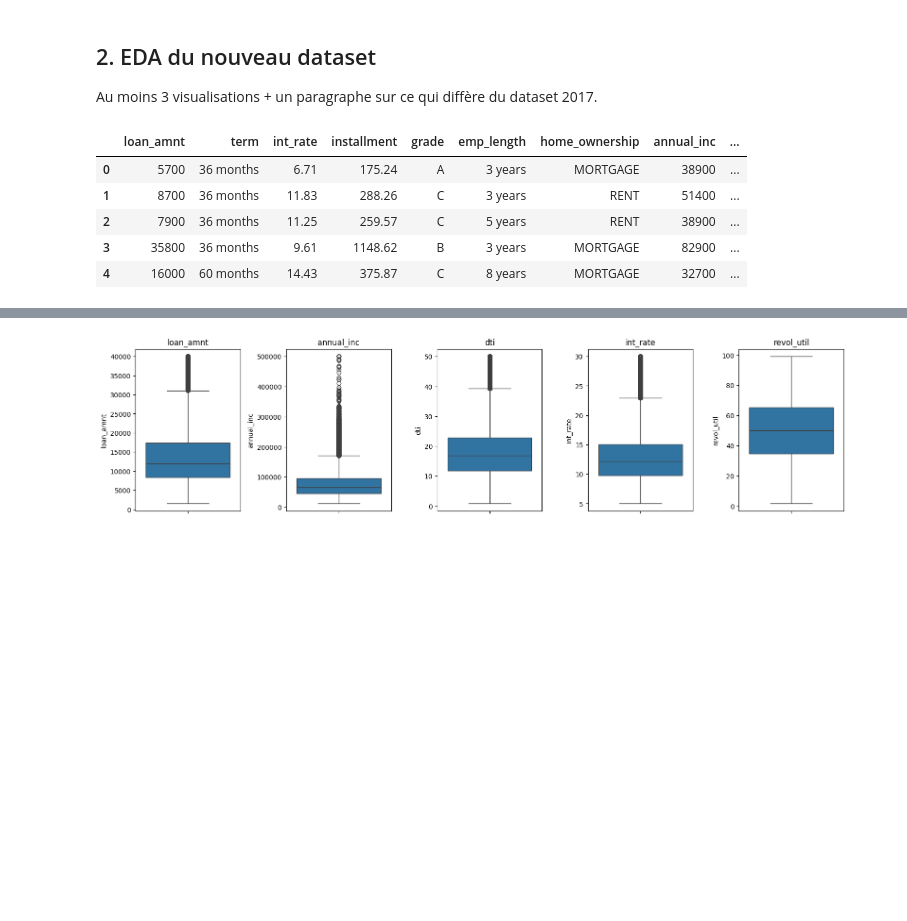
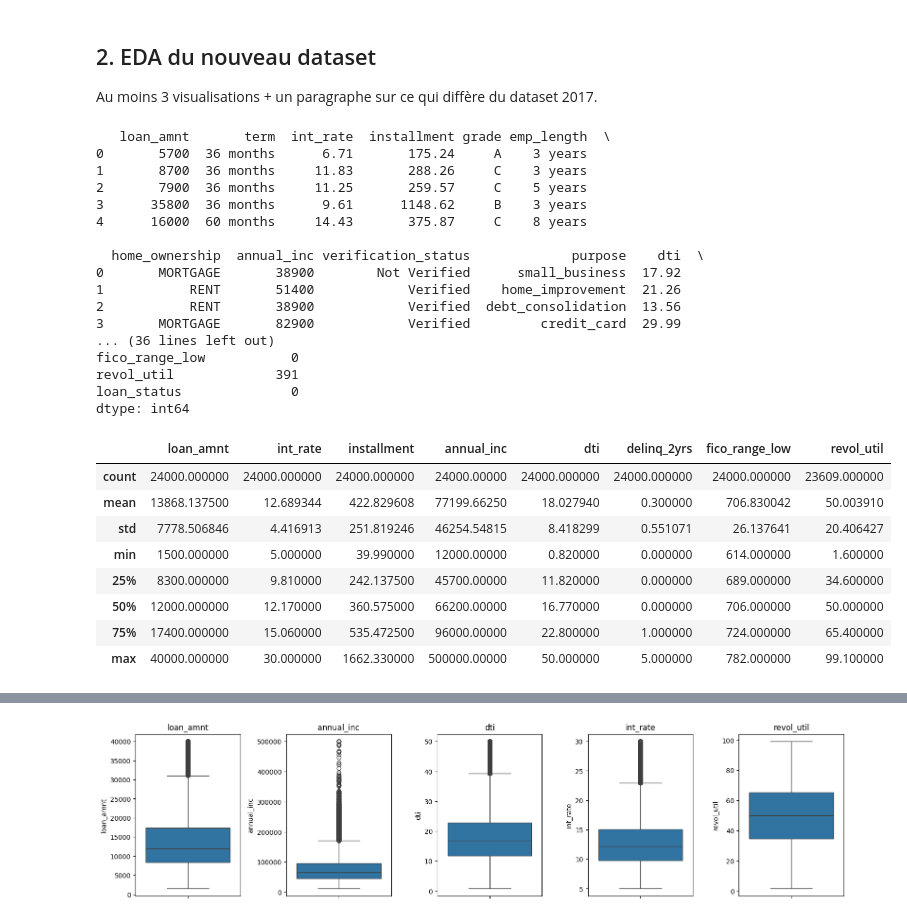
Before and after one commit to A949196/m1-b1-tom-carpentier, a Jupyter notebook: notebooks/M1-B1_template.ipynb, the cells around one changed output, grey strips where cells are left out. Cells and saved outputs as stored; diff of their text form; code cells hidden in the pictures; blank space fills up the shorter version.

```diff
--- a/notebooks/M1-B1_template.ipynb
+++ b/notebooks/M1-B1_template.ipynb
@@ -28,12 +28,37 @@ DATA_DIR = Path('../data')
 Au moins 3 visualisations + un paragraphe sur ce qui diffère du dataset 2017.
 # %%
 df = pd.read_csv(DATA_DIR / 'lending_club_train.csv')
-df.head(5) # les 5 première lignes
+df_2017 = pd.read_csv(DATA_DIR / 'lending_club_2017_subset.csv')
+
+print(df.head(5)) # les 5 première lignes
+print(df.dtypes) # le type de chaque colonne
+print(df.isnull().sum()) # valeurs manquantes
+df.describe()
 # %% [output]
+   loan_amnt       term  int_rate  installment grade emp_length  \
+0       5700  36 months      6.71       175.24     A    3 years
+1       8700  36 months     11.83       288.26     C    3 years
+2       7900  36 months     11.25       259.57     C    5 years
+3      35800  36 months      9.61      1148.62     B    3 years
+4      16000  60 months     14.43       375.87     C    8 years
+
+  home_ownership  annual_inc verification_status             purpose    dti  \
+0       MORTGAGE       38900        Not Verified      small_business  17.92
+1           RENT       51400            Verified    home_improvement  21.26
+2           RENT       38900            Verified  debt_consolidation  13.56
+3       MORTGAGE       82900            Verified         credit_card  29.99
+... (36 lines left out)
+fico_range_low           0
+revol_util             391
+loan_status              0
+dtype: int64
-|  | loan_amnt | term | int_rate | installment | grade | emp_length | home_ownership | annual_inc | ... |
-| 0 | 5700 | 36 months | 6.71 | 175.24 | A | 3 years | MORTGAGE | 38900 | ... |
-| 1 | 8700 | 36 months | 11.83 | 288.26 | C | 3 years | RENT | 51400 | ... |
-| 2 | 7900 | 36 months | 11.25 | 259.57 | C | 5 years | RENT | 38900 | ... |
-| 3 | 35800 | 36 months | 9.61 | 1148.62 | B | 3 years | MORTGAGE | 82900 | ... |
-| 4 | 16000 | 60 months | 14.43 | 375.87 | C | 8 years | MORTGAGE | 32700 | ... |
+|  | loan_amnt | int_rate | installment | annual_inc | dti | delinq_2yrs | fico_range_low | revol_util |
+| count | 24000.000000 | 24000.000000 | 24000.000000 | 24000.00000 | 24000.000000 | 24000.000000 | 24000.000000 | 23609.000000 |
+| mean | 13868.137500 | 12.689344 | 422.829608 | 77199.66250 | 18.027940 | 0.300000 | 706.830042 | 50.003910 |
+| std | 7778.506846 | 4.416913 | 251.819246 | 46254.54815 | 8.418299 | 0.551071 | 26.137641 | 20.406427 |
+| min | 1500.000000 | 5.000000 | 39.990000 | 12000.00000 | 0.820000 | 0.000000 | 614.000000 | 1.600000 |
+| 25% | 8300.000000 | 9.810000 | 242.137500 | 45700.00000 | 11.820000 | 0.000000 | 689.000000 | 34.600000 |
+| 50% | 12000.000000 | 12.170000 | 360.575000 | 66200.00000 | 16.770000 | 0.000000 | 706.000000 | 50.000000 |
+| 75% | 17400.000000 | 15.060000 | 535.472500 | 96000.00000 | 22.800000 | 1.000000 | 724.000000 | 65.400000 |
+| max | 40000.000000 | 30.000000 | 1662.330000 | 500000.00000 | 50.000000 | 5.000000 | 782.000000 | 99.100000 |
 # %%
```
Also changed, not shown: parts of 4 cells of this notebook.
